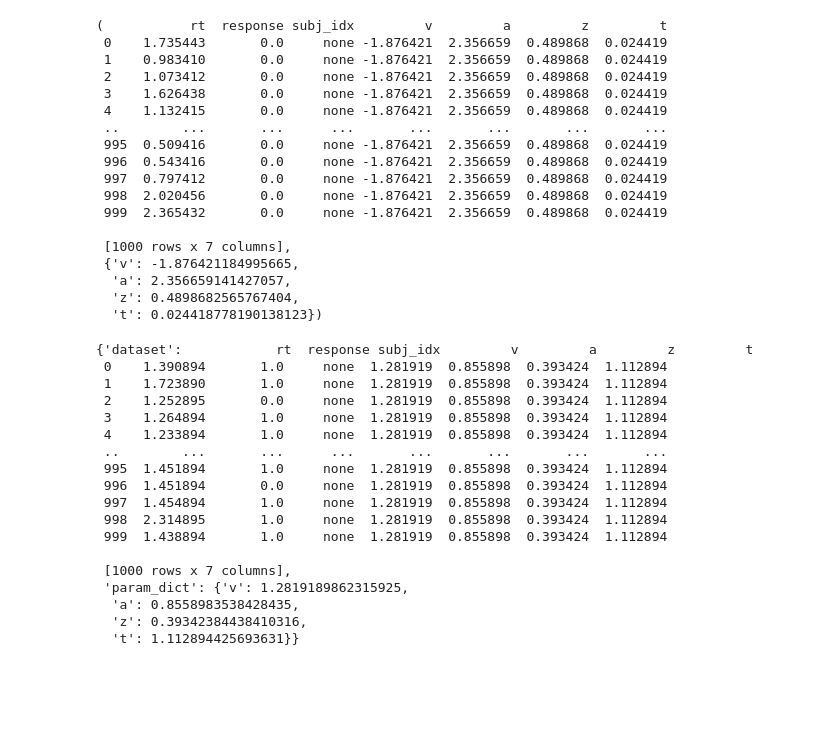
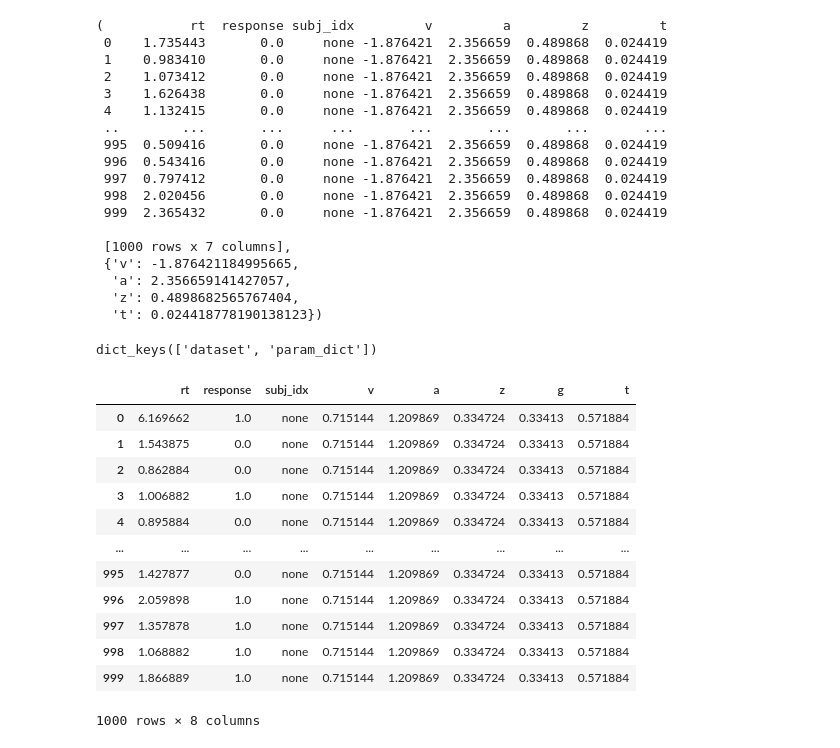
Before and after one commit to AlexanderFengler/clash_of_worlds, a Jupyter notebook: test_notebook.ipynb, the cells around one changed output. Cells and saved outputs as stored; diff of their text form; code cells hidden in the pictures; blank space fills up the shorter version.

```diff
--- a/test_notebook.ipynb
+++ b/test_notebook.ipynb
@@ -199,25 +201,24 @@ model_data
   'z': 0.4898682565767404,
   't': 0.024418778190138123})
 # %%
-my_data = pickle.load(open('data/param_recov_dataset_' + model + '.pickle', 'rb'))
+my_data = pickle.load(open('data/param_recov_dataset_ornstein.pickle', 'rb'))
 # %%
-my_data[0]
+my_data[0].keys()
 # %% [output]
-{'dataset':            rt  response subj_idx         v         a         z         t
- 0    1.390894       1.0     none  1.281919  0.855898  0.393424  1.112894
- 1    1.723890       1.0     none  1.281919  0.855898  0.393424  1.112894
- 2    1.252895       0.0     none  1.281919  0.855898  0.393424  1.112894
- 3    1.264894       1.0     none  1.281919  0.855898  0.393424  1.112894
- 4    1.233894       1.0     none  1.281919  0.855898  0.393424  1.112894
- ..        ...       ...      ...       ...       ...       ...       ...
- 995  1.451894       1.0     none  1.281919  0.855898  0.393424  1.112894
- 996  1.451894       0.0     none  1.281919  0.855898  0.393424  1.112894
- 997  1.454894       1.0     none  1.281919  0.855898  0.393424  1.112894
- 998  2.314895       1.0     none  1.281919  0.855898  0.393424  1.112894
- 999  1.438894       1.0     none  1.281919  0.855898  0.393424  1.112894
-
- [1000 rows x 7 columns],
- 'param_dict': {'v': 1.2819189862315925,
-  'a': 0.8558983538428435,
-  'z': 0.39342384438410316,
-  't': 1.112894425693631}}
+dict_keys(['dataset', 'param_dict'])
+# %%
+my_data[0]['dataset']
+# %% [output]
+|  | rt | response | subj_idx | v | a | z | g | t |
+| 0 | 6.169662 | 1.0 | none | 0.715144 | 1.209869 | 0.334724 | 0.33413 | 0.571884 |
+| 1 | 1.543875 | 0.0 | none | 0.715144 | 1.209869 | 0.334724 | 0.33413 | 0.571884 |
+| 2 | 0.862884 | 0.0 | none | 0.715144 | 1.209869 | 0.334724 | 0.33413 | 0.571884 |
+| 3 | 1.006882 | 1.0 | none | 0.715144 | 1.209869 | 0.334724 | 0.33413 | 0.571884 |
+| 4 | 0.895884 | 0.0 | none | 0.715144 | 1.209869 | 0.334724 | 0.33413 | 0.571884 |
+| ... | ... | ... | ... | ... | ... | ... | ... | ... |
+| 995 | 1.427877 | 0.0 | none | 0.715144 | 1.209869 | 0.334724 | 0.33413 | 0.571884 |
+| 996 | 2.059898 | 1.0 | none | 0.715144 | 1.209869 | 0.334724 | 0.33413 | 0.571884 |
+| 997 | 1.357878 | 1.0 | none | 0.715144 | 1.209869 | 0.334724 | 0.33413 | 0.571884 |
+| 998 | 1.068882 | 1.0 | none | 0.715144 | 1.209869 | 0.334724 | 0.33413 | 0.571884 |
+| 999 | 1.866889 | 1.0 | none | 0.715144 | 1.209869 | 0.334724 | 0.33413 | 0.571884 |
+1000 rows × 8 columns
```
Also changed, not shown: parts of 1 cell of this notebook, 6 other files.
